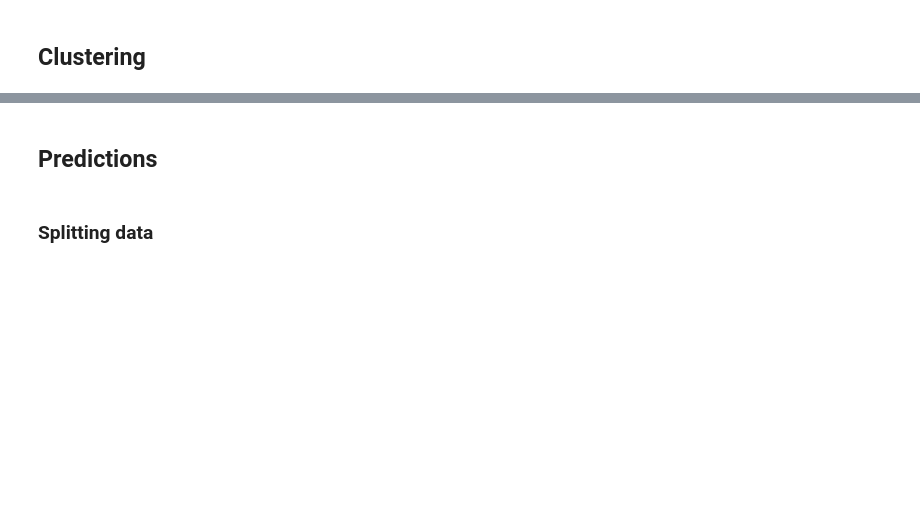
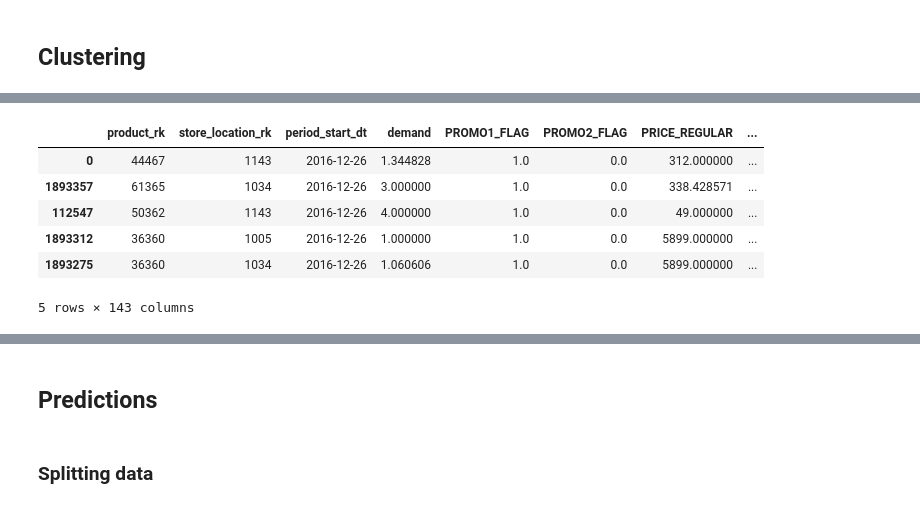
Before and after one commit to aromanenko/ML-pipeline-segmentation, a Jupyter notebook: notebooks/Baseline.ipynb, the cells around one changed output, grey strips where cells are left out. Saved outputs shown, nothing was run; the diff lists cells and outputs as text; code cells hidden in the pictures; blank space fills up the shorter version.

```diff
--- a/notebooks/Baseline.ipynb
+++ b/notebooks/Baseline.ipynb
@@ -145,0 +172,20 @@ df_merged.head()
+# %%
+## how to define number of clusters?
+
+N_CLUSTERS = 3
+agcl =  AgglomerativeClustering(n_clusters=N_CLUSTERS)
+cluster_labels = agcl.fit_predict(demand_top_sku_pivot)
+
+## add labels to dataset
+demand_top_sku_pivot['label'] = cluster_labels
+df_merged = df_merged.merge(demand_top_sku_pivot.reset_index()[['product_rk', 'label']], on='product_rk')
+df_merged = df_merged.sort_values('period_start_dt')
+df_merged.head()
+# %% [output]
+|  | product_rk | store_location_rk | period_start_dt | demand | PROMO1_FLAG | PROMO2_FLAG | PRICE_REGULAR | ... |
+| 0 | 44467 | 1143 | 2016-12-26 | 1.344828 | 1.0 | 0.0 | 312.000000 | ... |
+| 1893357 | 61365 | 1034 | 2016-12-26 | 3.000000 | 1.0 | 0.0 | 338.428571 | ... |
+| 112547 | 50362 | 1143 | 2016-12-26 | 4.000000 | 1.0 | 0.0 | 49.000000 | ... |
+| 1893312 | 36360 | 1005 | 2016-12-26 | 1.000000 | 1.0 | 0.0 | 5899.000000 | ... |
+| 1893275 | 36360 | 1034 | 2016-12-26 | 1.060606 | 1.0 | 0.0 | 5899.000000 | ... |
+5 rows × 143 columns
```
Also changed, not shown: parts of 46 cells of this notebook.
